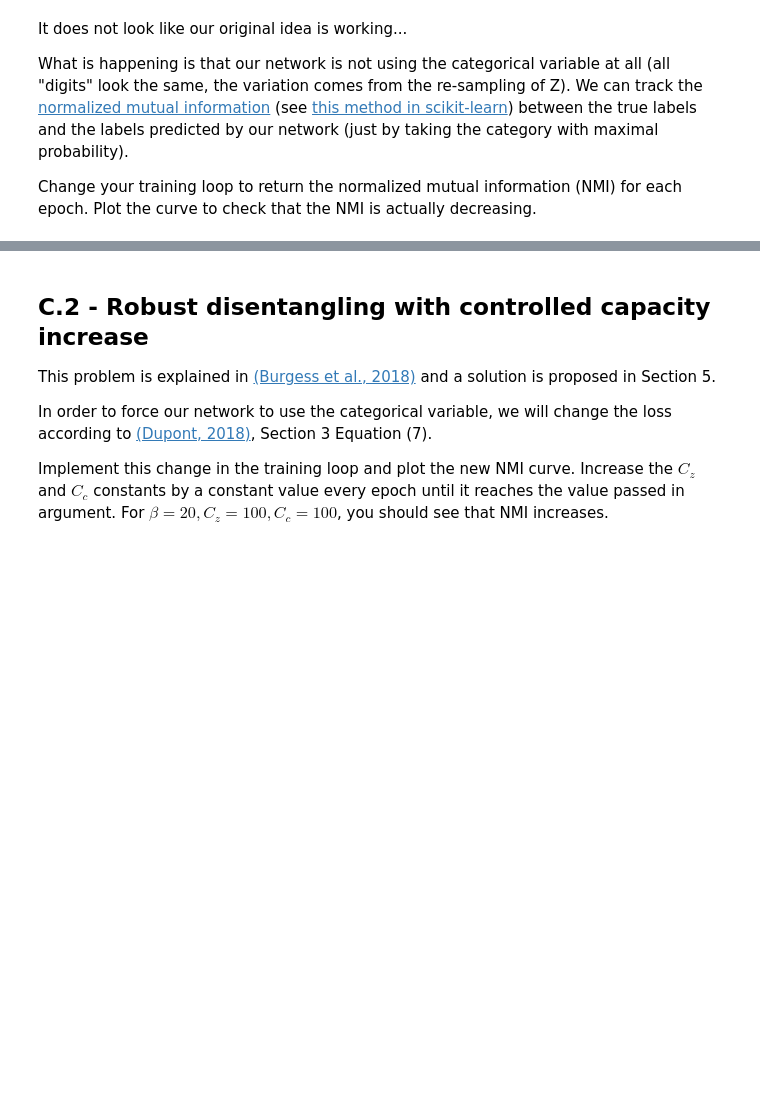
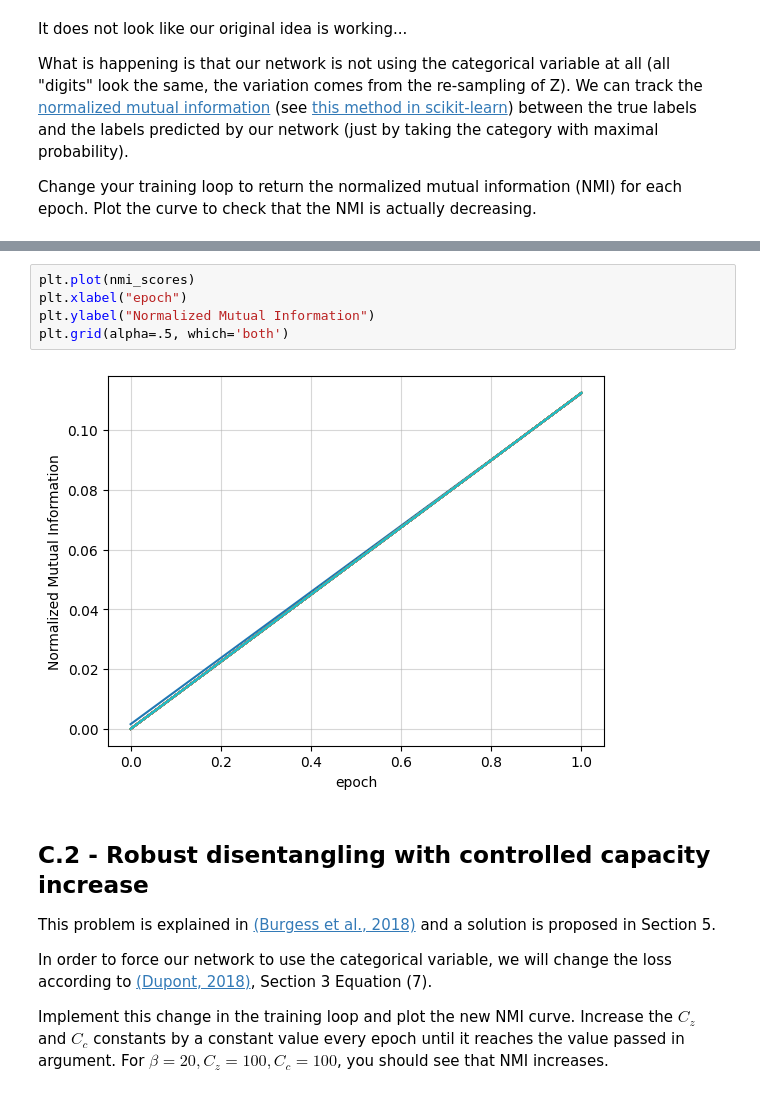
Before and after one commit to PaulToudret/ensae_dl_pw2, a Jupyter notebook: notebook.ipynb, the cells around one changed output, grey strips where cells are left out. Cells and saved outputs as stored; diff of their text form; blank space fills up the shorter version.

```diff
--- a/notebook.ipynb
+++ b/notebook.ipynb
@@ -568,3 +731,10 @@ Change your training loop to return the normalized mutual information (NMI) for
+# %%
+plt.plot(nmi_scores)
+plt.xlabel("epoch")
+plt.ylabel("Normalized Mutual Information")
+plt.grid(alpha=.5, which='both')
+# %% [output]
+[figure, added]
 # %% [markdown]
 ## C.2 - Robust disentangling with controlled capacity increase
 
```
Also changed, not shown: parts of 30 cells of this notebook.
